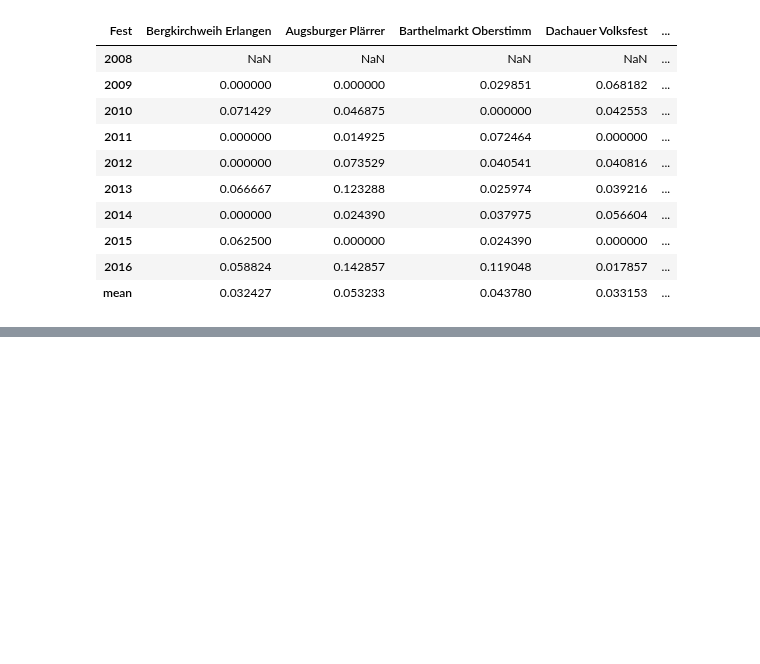
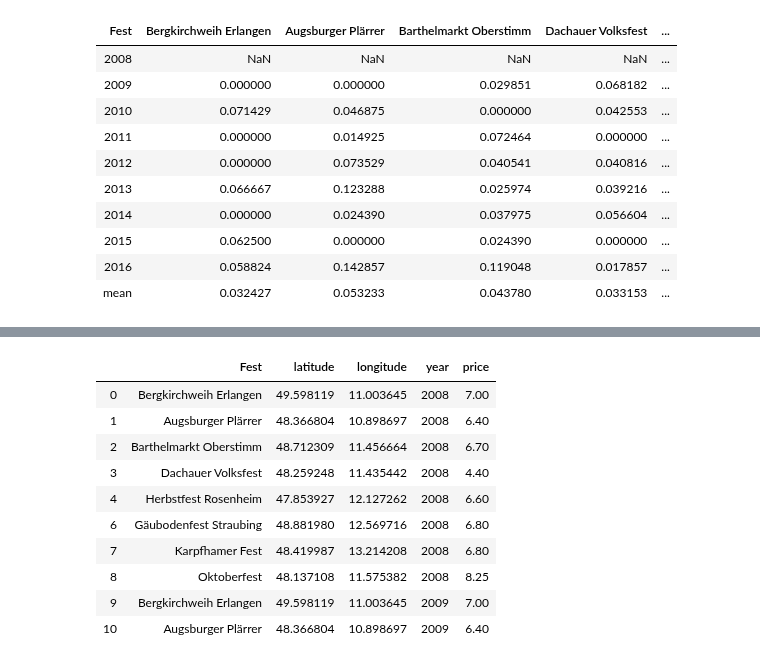
Before and after one commit to tikasyahfitri/Pyladies, a Jupyter notebook: Dataviz.ipynb, the cells around one changed output, grey strips where cells are left out. Drawn from its saved outputs; the diff is of its cells as text; code cells hidden in the pictures; blank space fills up the shorter version.

```diff
--- a/Dataviz.ipynb
+++ b/Dataviz.ipynb
@@ -334,0 +543,24 @@ price_pct_change
+# %%
+# Melt the dataframe
+data = pd.melt(df_feste_locations.reset_index(),
+               id_vars=['Fest','latitude','longitude'],
+               value_vars=list(map(str,range(2008,2017))),
+               var_name='year', value_name='price', )
+
+# Drop rows with null values
+data.dropna(inplace=True)
+
+# Visualize the first 10 rows
+data.head(10)
+# %% [output]
+|  | Fest | latitude | longitude | year | price |
+| 0 | Bergkirchweih Erlangen | 49.598119 | 11.003645 | 2008 | 7.00 |
+| 1 | Augsburger Plärrer | 48.366804 | 10.898697 | 2008 | 6.40 |
+| 2 | Barthelmarkt Oberstimm | 48.712309 | 11.456664 | 2008 | 6.70 |
+| 3 | Dachauer Volksfest | 48.259248 | 11.435442 | 2008 | 4.40 |
+| 4 | Herbstfest Rosenheim | 47.853927 | 12.127262 | 2008 | 6.60 |
+| 6 | Gäubodenfest Straubing | 48.881980 | 12.569716 | 2008 | 6.80 |
+| 7 | Karpfhamer Fest | 48.419987 | 13.214208 | 2008 | 6.80 |
+| 8 | Oktoberfest | 48.137108 | 11.575382 | 2008 | 8.25 |
+| 9 | Bergkirchweih Erlangen | 49.598119 | 11.003645 | 2009 | 7.00 |
+| 10 | Augsburger Plärrer | 48.366804 | 10.898697 | 2009 | 6.40 |
```
Also changed, not shown: parts of 38 cells of this notebook, 1 other file.
